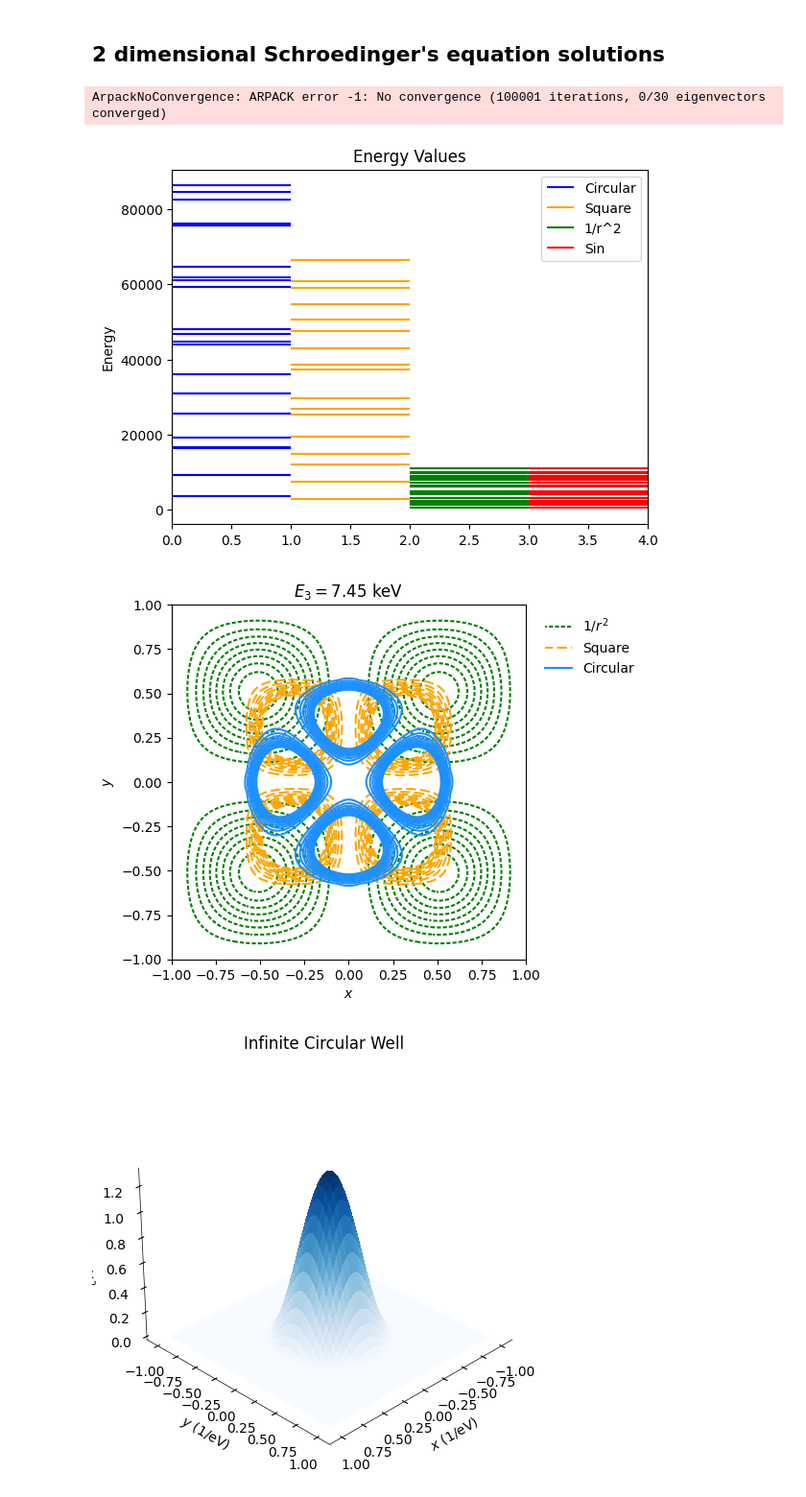
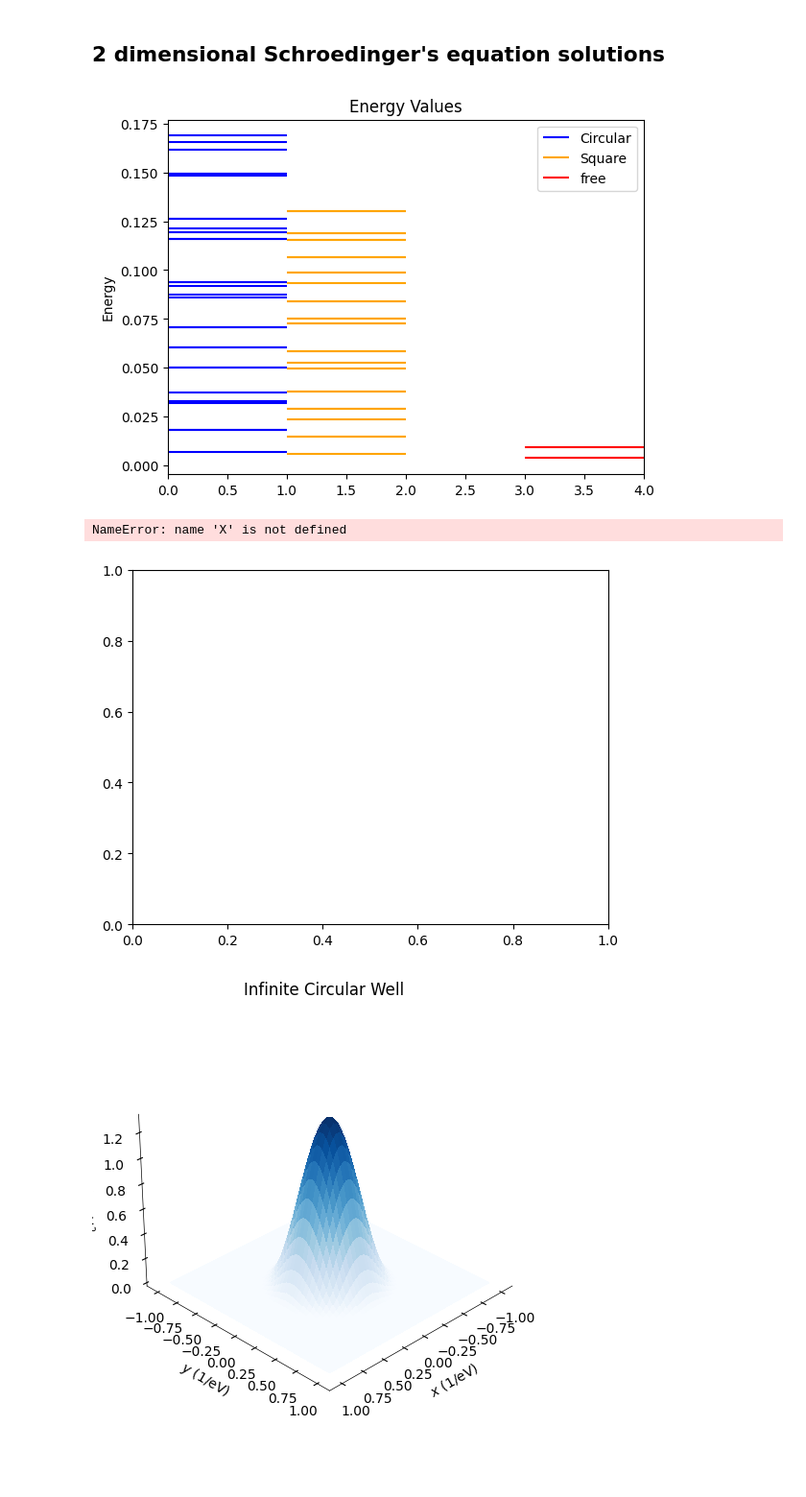
Before and after one commit to Nathan-Gershengorn/CnuB-optics, a Jupyter notebook: MH_solution_2d.ipynb, the cells around one changed output. Shown: that part at 96% size. Cells and saved outputs as stored; diff of their text form; code cells hidden in the pictures; blank space fills up the shorter version.

```diff
--- a/MH_solution_2d.ipynb
+++ b/MH_solution_2d.ipynb
@@ -7,26 +7,8 @@ from scipy.sparse.linalg import eigsh
 
 import matplotlib.pyplot as plt
 from matplotlib import animation
-# %%
-Rbenchmark = 0.4
-mass = 511e3
-
-def V_inversquare(x, y):
-    return -1/((x**2 + y**2) + 1e-10)
-
-def V_circular_inf_well(x, y):
-    return np.where( np.sqrt(x**2 + y**2) < R, 0, 1e10)
-
-def V_circular_well(x, y, V0=1e-1, R=Rbenchmark):
-    return np.where( np.sqrt(x**2 + y**2) < R, V0, 0)
-
-def V_square_inf_well(x, y):
-    return np.where((np.abs(x) < R) & (np.abs(y) < R), 0, 1e10)
-
-def V_sin(x, y):
-    return np.sin(2*np.pi*x)**2
 # %%
-def solve_Hamiltonian(V, n_levels=30, npoints=100, mass=1):
+def solve_Hamiltonian(V, n_levels=30, npoints=100, mass=1, **kwargs):
 
     # spatial grids
     xmin, xmax = -1, 1
@@ -39,7 +21,7 @@ def solve_Hamiltonian(V, n_levels=30, npoints=100, mass=1):
     diags = np.array([diag, -2*diag, diag])
     D = sparse.spdiags(diags, np.array([-1,0,1]), npoints, npoints)
     T = -1/(2*mass) * sparse.kronsum(D,D)
-    U = sparse.diags(V(X,Y).reshape(npoints**2), (0))
+    U = sparse.diags(V(X,Y, **kwargs).reshape(npoints**2), (0))
     H = T + U
     en, psi = eigsh(H, k=n_levels, which='SM')
 
@@ -49,21 +31,18 @@ def solve_Hamiltonian(V, n_levels=30, npoints=100, mass=1):
     en = en[inds]
     psi = psi[inds]
 
-    return en, psi
+    return X, Y, en, psi
 # %%
-E_circ_inf, psi_circ_inf = solve_Hamiltonian(V_circular_inf_well)
-E_square_inf, psi_square_inf = solve_Hamiltonian(V_square_inf_well)
-E_r2, psi_r2 = solve_Hamiltonian(V_inversquare)
-E_sin, psi_sin = solve_Hamiltonian(V_sin)
+# E_circ_inf, psi_circ_inf = solve_Hamiltonian(V_circular_inf_well)
+# E_square_inf, psi_square_inf = solve_Hamiltonian(V_square_inf_well)
+# E_r2, psi_r2 = solve_Hamiltonian(V_inversquare)
+E_test, psi_test = solve_Hamiltonian(V_test_CAP,  npoints=50, n_levels=2)
-# %% [output]
-ArpackNoConvergence: ARPACK error -1: No convergence (100001 iterations, 0/30 eigenvectors converged)
 # %%
 fig, ax = plt.subplots()
 
 ax.hlines(E_circ_inf, 0, 1, colors='blue', label='Circular')
 ax.hlines(E_square_inf, 1, 2, colors='orange', label='Square')
-ax.hlines(E_r2, 2, 3, colors='green', label='1/r^2')
-ax.hlines(E_sin, 3, 4, colors='red', label='Sin')
+ax.hlines(E_test, 3, 4, colors='red', label='free')
 ax.legend()
 ax.set_xlim(0, 4)
 ax.set_ylabel('Energy')
@@ -71,35 +50,36 @@ ax.set_xlabel('')
 ax.set_title('Energy Values')
 fig.savefig('plots/energy_levels.png', dpi=300)
 # %% [output]
-[figure, old version]
+[figure, new version]
 # %%
 import matplotlib.lines as mlines
 
 fig = plt.figure()
 ax = plt.axes()
 
-i=3
-LEVELS = np.linspace(0, np.max(psi_r2[i]**2), 10)
-ax.contour(X, Y, psi_r2[i]**2, levels=LEVELS, colors='green', linewidth=0.5, linestyles=[(1,(2,1))])
+i=0
+LEVELS = np.linspace(0, np.max(psi_test[i]**2), 10)
+ax.contour(X, Y, psi_test[i]**2, levels=LEVELS, colors='green', linewidth=0.5, linestyles=[(1,(2,1))])
 ax.contour(X, Y, psi_square_inf[i]**2, levels=LEVELS, colors='orange', linewidth=0.5, linestyles=[(1,(5,2))])
 ax.contour(X, Y, psi_circ_inf[i]**2, levels=LEVELS, colors='dodgerblue', linewidth=0.5)
 ax.set_title(rf'$E_{{{i}}} = {E_circ_inf[i]/1e3:.2f}$ keV', fontsize=12)
 
 # Create custom legend handles
 green_line = mlines.Line2D([], [], color='green', linewidth=1.5, linestyle=(1,(2,1)), label=r'$1/r^2$')
 orange_line = mlines.Line2D([], [], color='orange', linewidth=1.5, linestyle=(1,(5,2)), label='Square')
 blue_line = mlines.Line2D([], [], color='dodgerblue', linewidth=1.5, linestyle='-', label='Circular')
 
 # Add legend
 ax.legend(handles=[green_line, orange_line, blue_line], frameon=False, loc='upper left', fontsize=10, ncol=1, bbox_to_anchor=(1.02, 1))
 
 # Plot the surface.
 ax.set_xlabel(r'$x$')
 ax.set_ylabel(r'$y$')
 ax.set_aspect('equal')
 fig.savefig(f'plots/wavefunctions_comparison_{i}.png', dpi=300, bbox_inches='tight')
 # %% [output]
+NameError: name 'X' is not defined
-[figure, old version]
+[figure, new version]
 # %%
 fig = plt.figure()
 ax = plt.axes(projection='3d')
```
Also changed, not shown: 4 other files.
